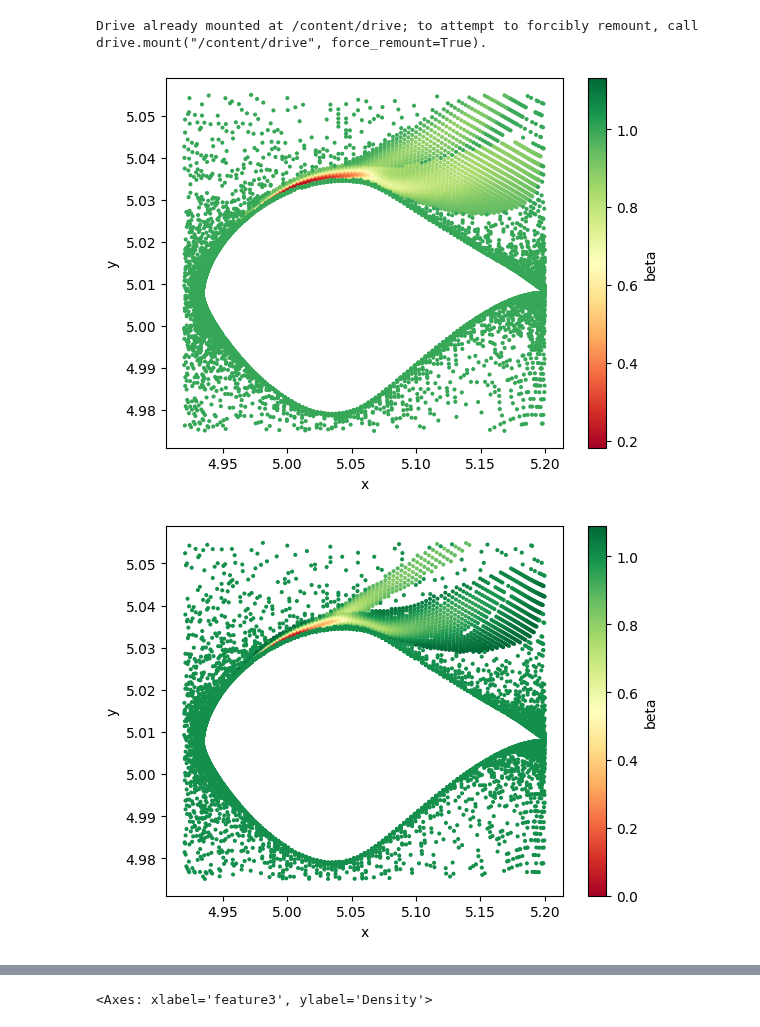
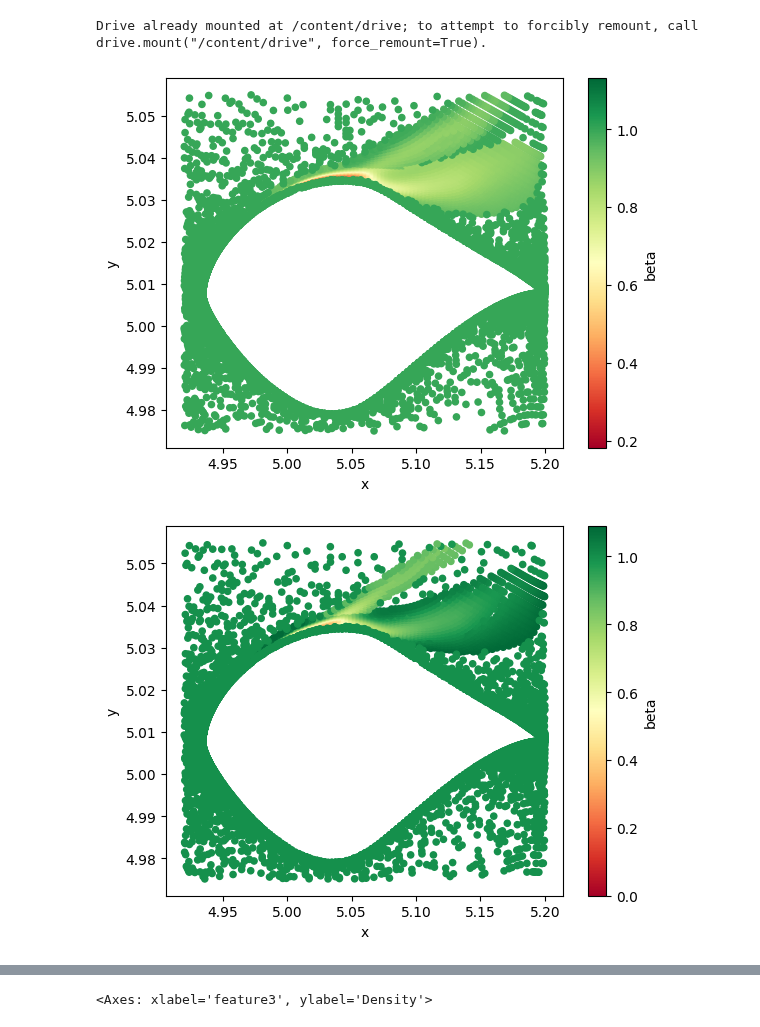
Before and after one commit to sudeepmenon17/PytorchforNN, a Jupyter notebook: AirfoilS809_SAmodel.ipynb, the cells around one changed output, grey strips where cells are left out. Saved outputs shown, nothing was run; the diff lists cells and outputs as text; code cells hidden in the pictures.

```diff
--- a/AirfoilS809_SAmodel.ipynb
+++ b/AirfoilS809_SAmodel.ipynb
@@ -149,7 +149,7 @@ for item in frames:
   ax = df_filtered.plot.scatter(x='x',
                       y='y',
                       c='beta',
-                      colormap='RdYlGn',alpha=1, marker='.',s=15)
+                      colormap='RdYlGn')
 
   ff.append(df_filtered)
 
@@ -161,32 +161,32 @@ for item in frames:
   # nb = []
 
 
   # # Filter data for the specified range of coordinates
   # for i in range(len(xc)):
   #   if xc[i]>=4.9 and xc[i]<=5.3:
   #     if yc[i]>=4.925 and yc[i]<=5.075:
   #       nx.append(xc[i])
   #       ny.append(yc[i])
   #       nb.append(b[i])
 
   # # Create a scatter plot
   # plt.scatter(x1, y1, c=b1,  cmap= 'RdYlGn',alpha=1, marker='.',s=250)
   # plt.colorbar(label='Beta Field')
   # plt.xlabel('X Coordinate')
   # plt.ylabel('Y Coordinate')
   # plt.title('Domain for training')
   # plt.show()
 ###############################################################################
 
 df = pd.concat(ff)
 
 
 # # Data for beta>1.02 or beta<0.98
 # df_filtered = df[(df['beta'] < 0.995) | (df['beta'] > 1.005)]
 
 # df_filtered = df[df['beta'] != 1.0]
 
 # df_filtered = df
 # %% [output]
-[figure, old version]
+[figure, new version]
-[figure, old version]
+[figure, new version]
```
Also changed, not shown: parts of 10 cells of this notebook.
